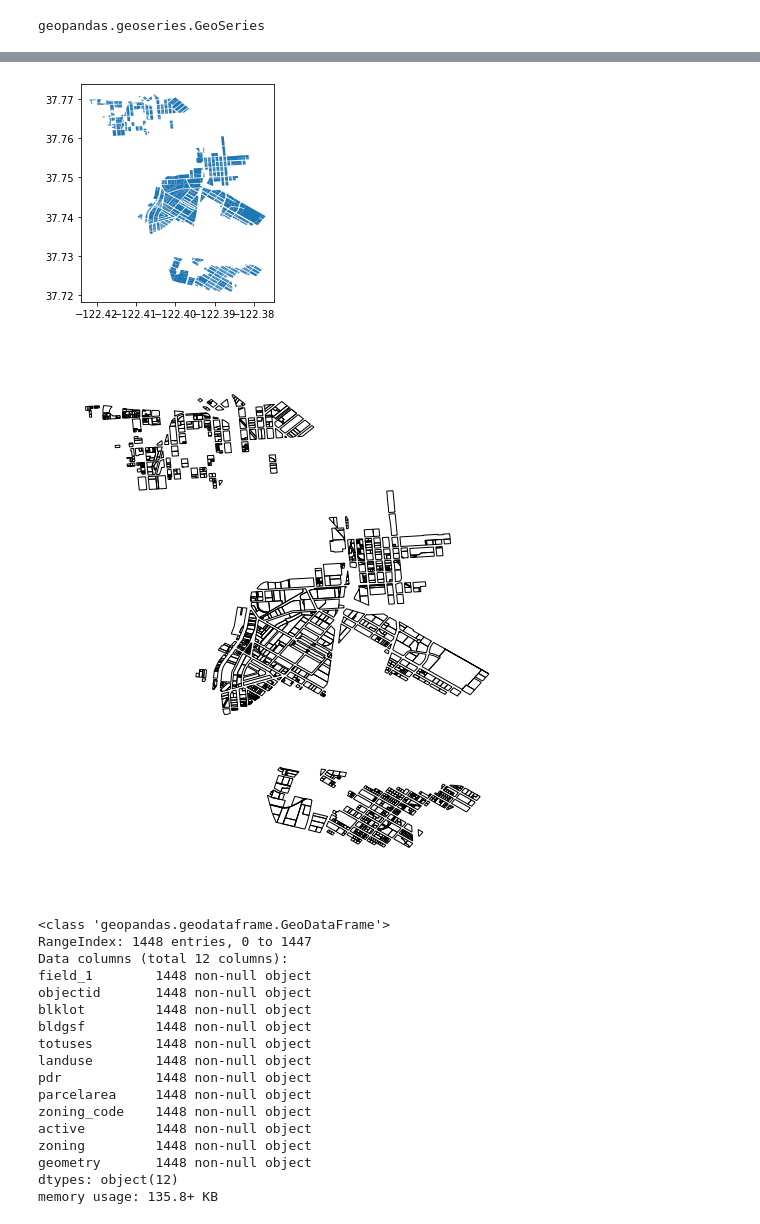
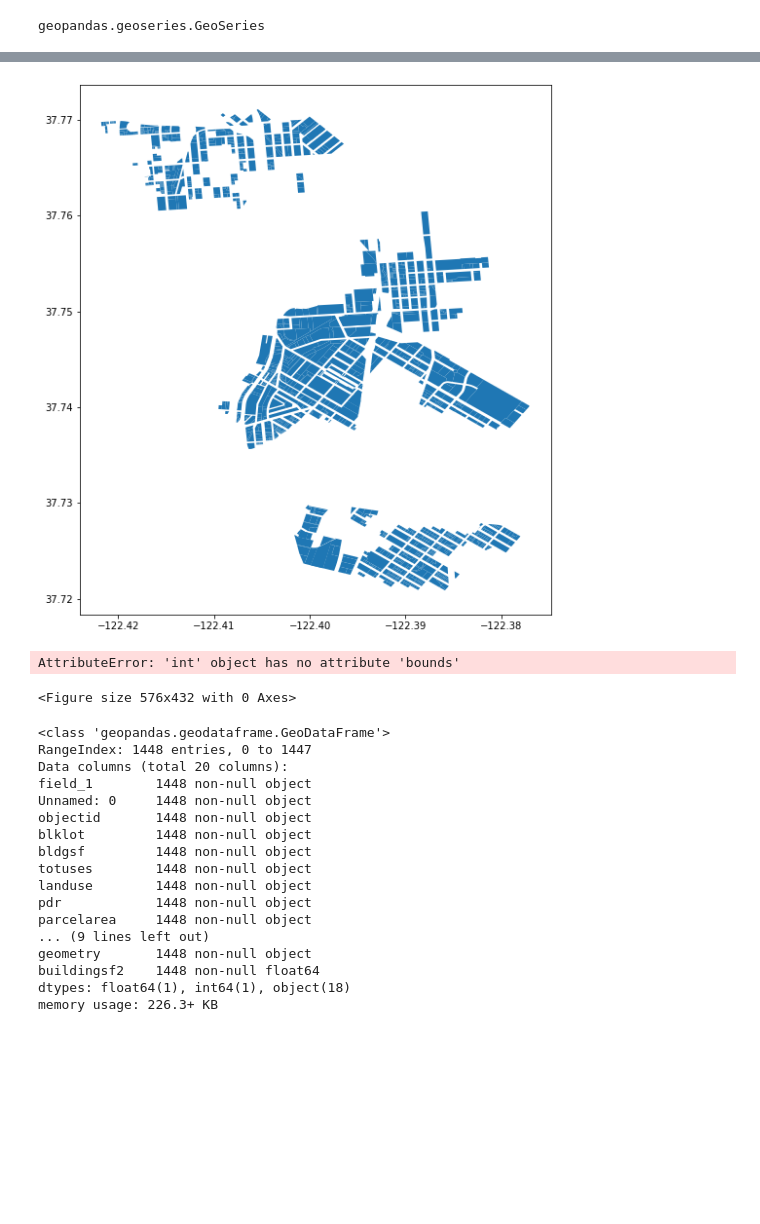
Before and after one commit to jmorgan7/PDR, a Jupyter notebook: PDRPart2.ipynb, the cells around one changed output, grey strips where cells are left out. Saved outputs shown, nothing was run; the diff lists cells and outputs as text; code cells hidden in the pictures; blank space fills up the shorter version.

```diff
--- a/PDRPart2.ipynb
+++ b/PDRPart2.ipynb
@@ -31,5 +31,5 @@ geopandas.geoseries.GeoSeries
 # %%
 #Fixing glitch where geometry column is repeated
 # %%
-parceldata3 = gpd.read_file("filteredpdr.csv", GEOM_POSSIBLE_NAMES="geometry", KEEP_GEOM_COLUMNS="NO")
+parceldatanew = gpd.read_file("filteredpdr4.csv", GEOM_POSSIBLE_NAMES="geometry", KEEP_GEOM_COLUMNS="NO")
 # %%
@@ -46,30 +86,32 @@ parceldata3.head()
 # %%
 #All PDR zoned parcels in SF
 
-parceldata3.plot()
+parceldatanew.plot(figsize=(20,10))
 
 plt.show()
 # %% [output]
-[figure, old version]
+[figure, new version]
 # %%
 %%capture
 !pip install geoplot;
 # %%
 import geoplot
 # %%
-geoplot.polyplot(parceldata3, figsize=(12,10))
+geoplot.polyplot(parceldatanew)
 
 plt.show()
 # %% [output]
-[figure, removed]
+AttributeError: 'int' object has no attribute 'bounds'
+<Figure size 576x432 with 0 Axes>
 # %%
 #Looking at my filtered data more closely, a lot of the numerical data is not registering properly
-parceldata3.info()
+parceldatanew.info()
 # %% [output]
 <class 'geopandas.geodataframe.GeoDataFrame'>
 RangeIndex: 1448 entries, 0 to 1447
-Data columns (total 12 columns):
+Data columns (total 20 columns):
 field_1        1448 non-null object
+Unnamed: 0     1448 non-null object
 objectid       1448 non-null object
 blklot         1448 non-null object
 bldgsf         1448 non-null object
@@ -77,9 +119,8 @@ totuses        1448 non-null object
 landuse        1448 non-null object
 pdr            1448 non-null object
 parcelarea     1448 non-null object
-zoning_code    1448 non-null object
-active         1448 non-null object
-zoning         1448 non-null object
+... (9 lines left out)
 geometry       1448 non-null object
-dtypes: object(12)
-memory usage: 135.8+ KB
+buildingsf2    1448 non-null float64
+dtypes: float64(1), int64(1), object(18)
+memory usage: 226.3+ KB
```
Also changed, not shown: parts of 16 cells of this notebook, 1 other file.
